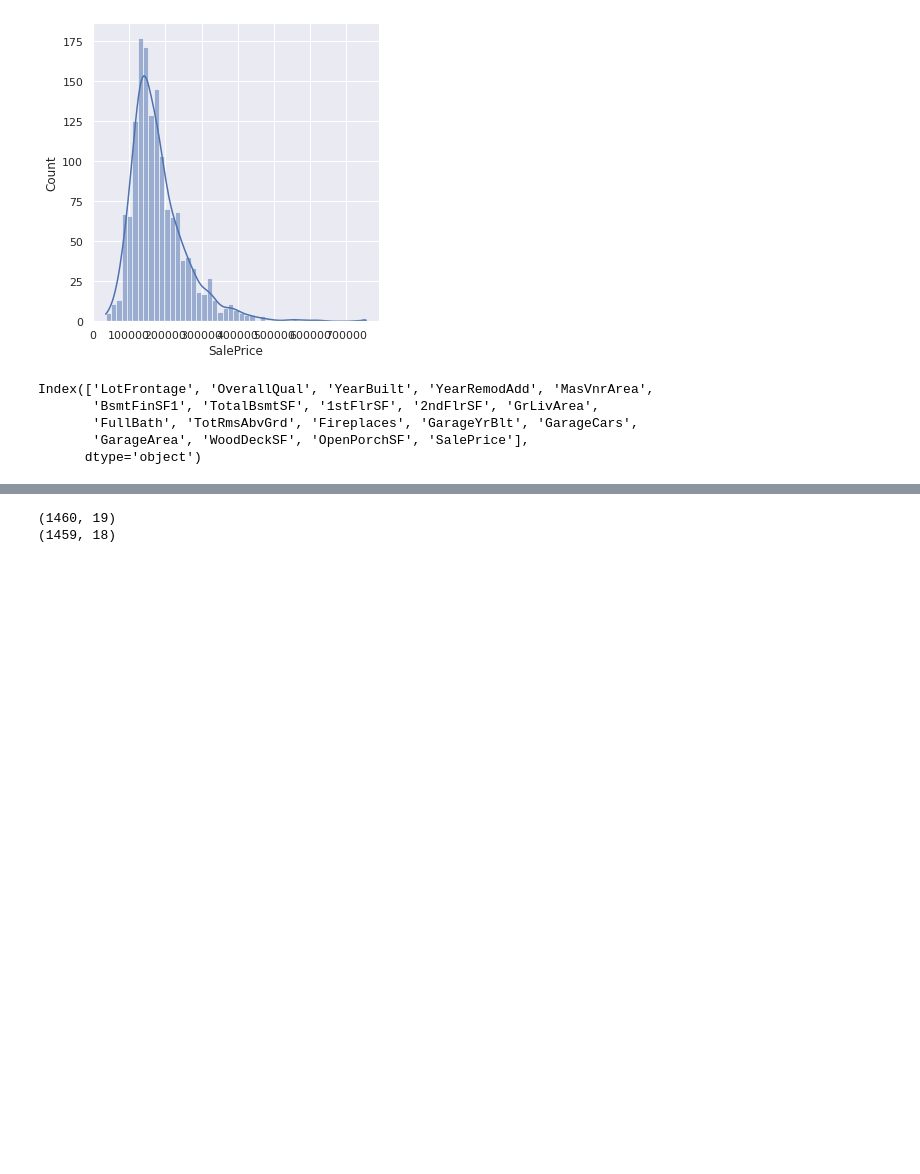
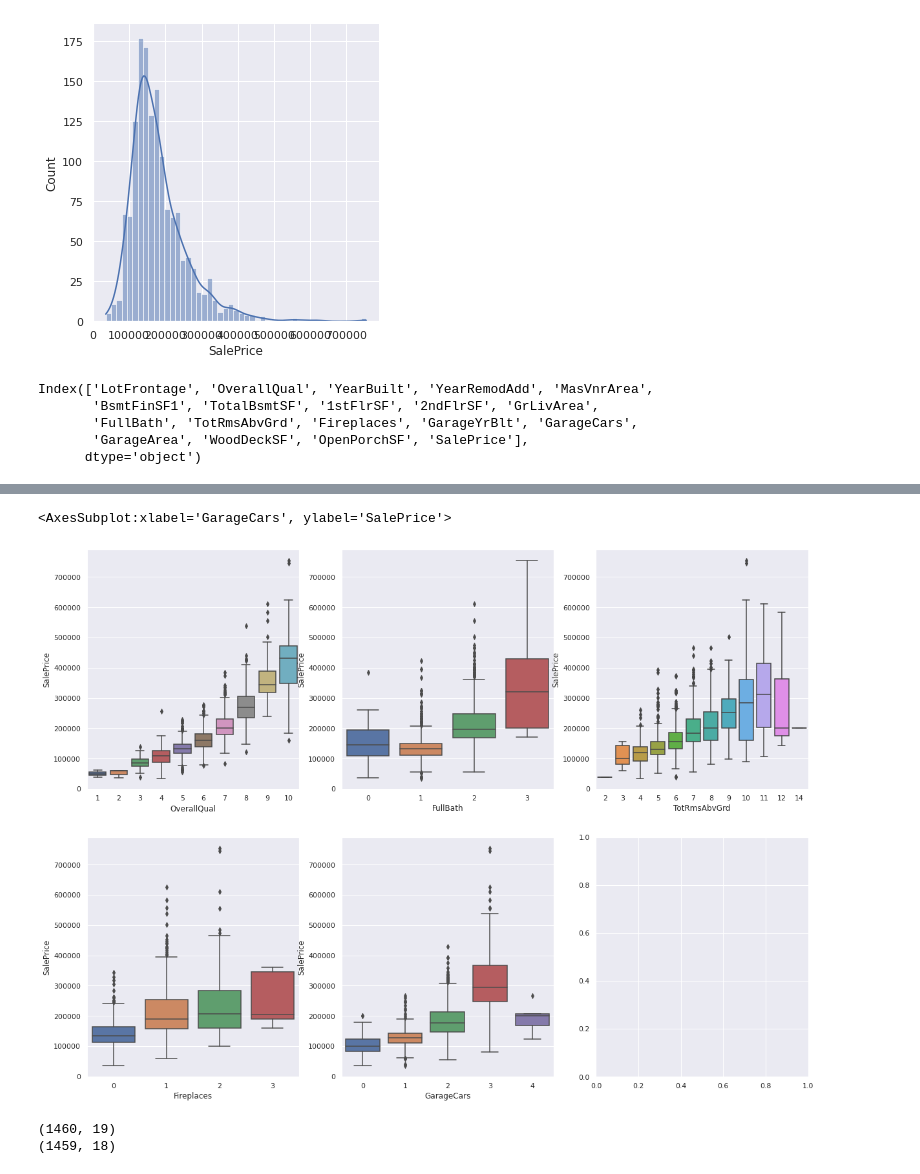
Before and after one commit to kohsutai/kaggle, a Jupyter notebook: house-price.ipynb, the cells around one changed output, grey strips where cells are left out. Cells and saved outputs as stored; diff of their text form; code cells hidden in the pictures; blank space fills up the shorter version.

```diff
--- a/house-price.ipynb
+++ b/house-price.ipynb
@@ -86 +105,12 @@ Index(['LotFrontage', 'OverallQual', 'YearBuilt', 'YearRemodAdd', 'MasVnrArea',
+# %%
+fig, axes = plt.subplots(2, 3, figsize=(20,15))
+
+sns.boxplot(ax=axes[0,0], x='OverallQual', y='SalePrice', data=df_train)
+sns.boxplot(ax=axes[0,1], x='FullBath', y='SalePrice', data=df_train)
+sns.boxplot(ax=axes[0,2], x='TotRmsAbvGrd', y='SalePrice', data=df_train)
+sns.boxplot(ax=axes[1,0], x='Fireplaces', y='SalePrice', data=df_train)
+sns.boxplot(ax=axes[1,1], x='GarageCars', y='SalePrice', data=df_train)
+# %% [output]
+<AxesSubplot:xlabel='GarageCars', ylabel='SalePrice'>
+[figure, added]
 # %%
```
Also changed, not shown: parts of 14 cells of this notebook.
